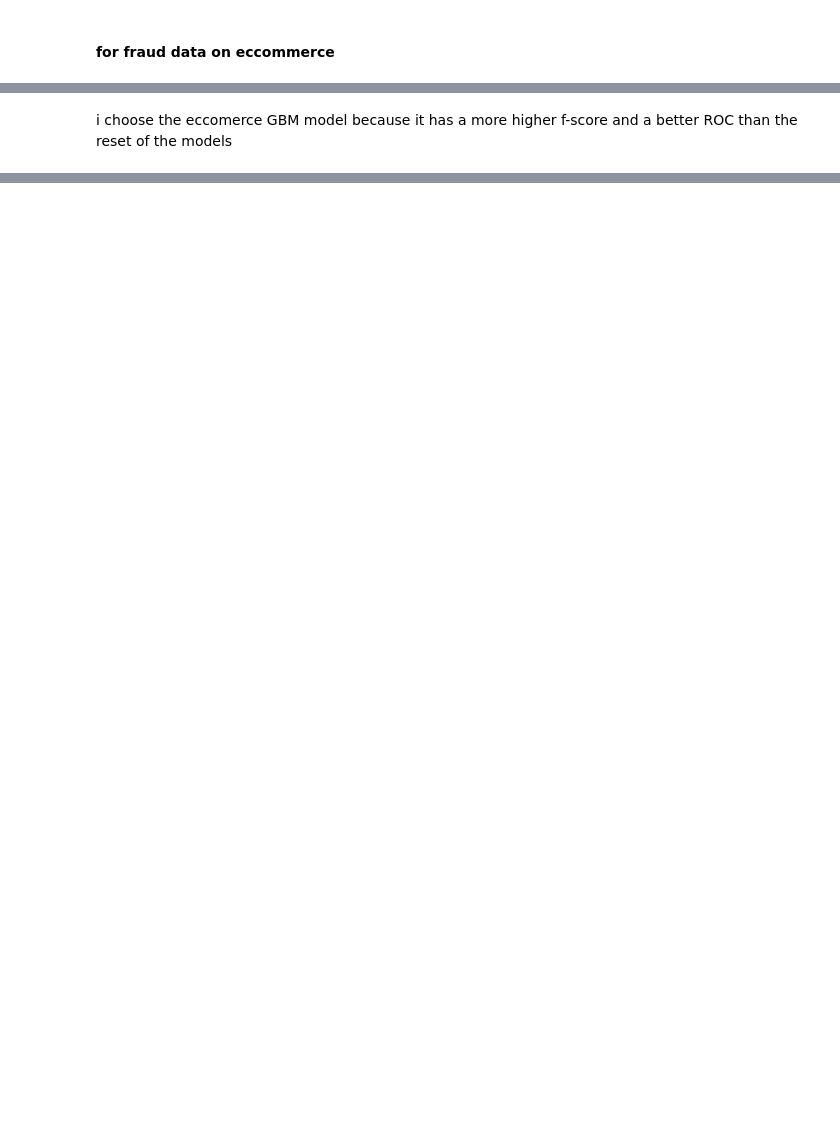
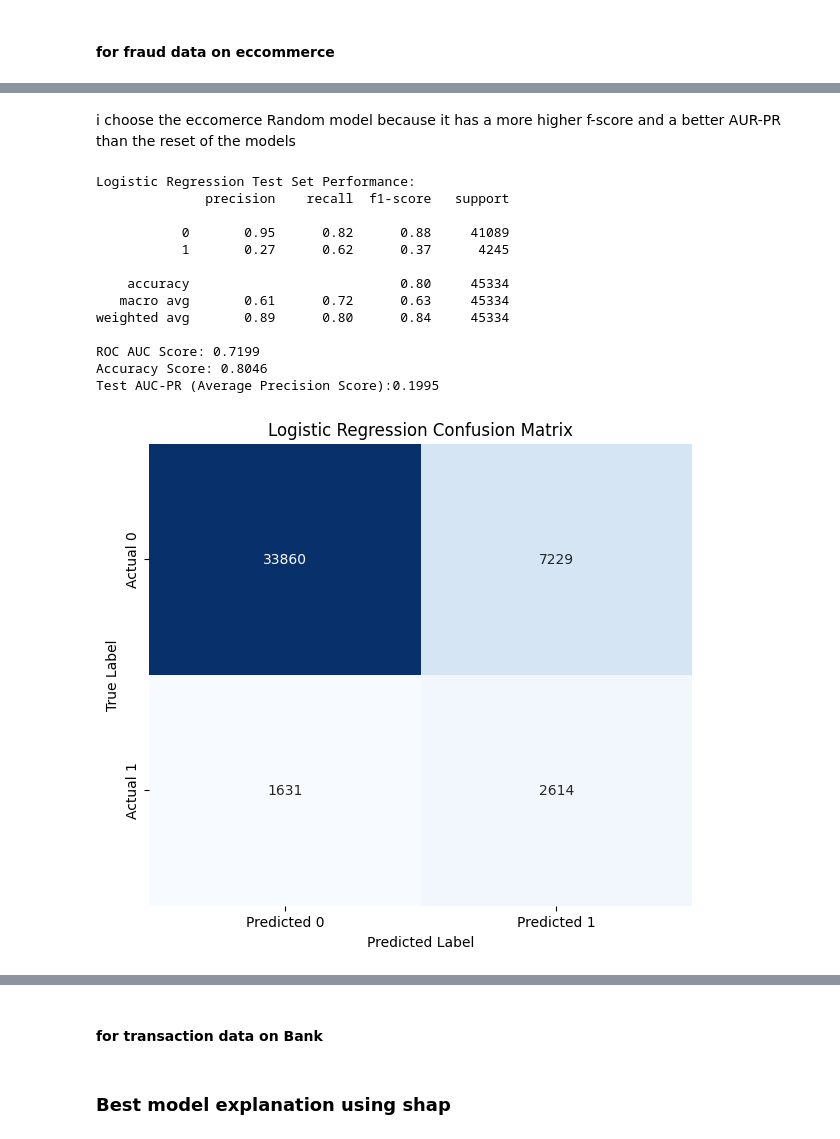
Before and after one commit to mikek1337/Improved-detection-of-fraud-cases-for-e-commerce-and-bank-transactions-week-8-9, a Jupyter notebook: notebooks/EDA.ipynb, the cells around one changed output, grey strips where cells are left out. Saved outputs shown, nothing was run; the diff lists cells and outputs as text; code cells hidden in the pictures; blank space fills up the shorter version.

```diff
--- a/notebooks/EDA.ipynb
+++ b/notebooks/EDA.ipynb
@@ -328,2 +292,72 @@ Created version '1' of model 'tracking-bank_transaction'.
 # %% [markdown]
-i choose the eccomerce GBM model because it has a more higher f-score and a better ROC than the reset of the models
+i choose the eccomerce Random model because it has a more higher f-score and a better AUR-PR than the reset of the models
+# %%
+from sklearn.linear_model import LogisticRegression
+from sklearn.ensemble import RandomForestClassifier
+from sklearn.metrics import classification_report, roc_auc_score, average_precision_score, confusion_matrix, accuracy_score
+lr_params = {
+            "solver": "lbfgs",
+            "max_iter": 1000,
+            "multi_class": "auto",
+            "random_state": 8888,
+}
+tree_params = {
+            'criterion':'log_loss',
+            'max_depth':8,
+            'min_samples_split':5,
+            'min_samples_leaf':3,
+            'max_features':0.7, # Use 70% of features
+            'ccp_alpha':0.01,   # Apply some pruning
+            'random_state':42
+}
+
+lr = LogisticRegression(**lr_params)
+lr.fit(train_setup['x_train'], train_setup['y_train'])
+
+y_predict = lr.predict(train_setup['x_test'])
+print("\nLogistic Regression Test Set Performance:")
+print(classification_report(train_setup['y_test'], y_predict))
+print(f"ROC AUC Score: {roc_auc_score(train_setup['y_test'], y_predict):.4f}")
+print(f"Accuracy Score: {accuracy_score(train_setup['y_test'], y_predict):.4f}")
+print(f"Test AUC-PR (Average Precision Score):{average_precision_score(train_setup['y_test'], y_predict):.4f}")
+plt.figure(figsize=(7, 6))
+cm_lr = confusion_matrix(train_setup['y_test'], y_predict)
+sns.heatmap(cm_lr, annot=True, fmt='d', cmap='Blues', cbar=False,
+            xticklabels=['Predicted 0', 'Predicted 1'],
+            yticklabels=['Actual 0', 'Actual 1'])
+plt.title('Logistic Regression Confusion Matrix')
+plt.xlabel('Predicted Label')
+plt.ylabel('True Label')
+plt.show()
+tree = RandomForestClassifier(**tree_params)
+tree.fit(train_setup['x_train'], train_setup['y_train'])
+y_predict = tree.predict(train_setup['x_test'])
+print("\nRandom Forest Test Set Performance:")
+print(classification_report(train_setup['y_test'], y_predict))
+print(f"ROC AUC Score: {roc_auc_score(train_setup['y_test'], y_predict):.4f}")
+print(f"Accuracy Score: {accuracy_score(train_setup['y_test'], y_predict):.4f}")
+print(f"Test AUC-PR (Average Precision Score):{average_precision_score(train_setup['y_test'], y_predict):.4f}")
+plt.figure(figsize=(7, 6))
+cm_lr = confusion_matrix(train_setup['y_test'], y_predict)
+sns.heatmap(cm_lr, annot=True, fmt='d', cmap='Blues', cbar=False,
+            xticklabels=['Predicted 0', 'Predicted 1'],
+            yticklabels=['Actual 0', 'Actual 1'])
+plt.title('Random forest Confusion Matrix')
+plt.xlabel('Predicted Label')
+plt.ylabel('True Label')
+plt.show()
+# %% [output]
+Logistic Regression Test Set Performance:
+              precision    recall  f1-score   support
+
+           0       0.95      0.82      0.88     41089
+           1       0.27      0.62      0.37      4245
+
+    accuracy                           0.80     45334
+   macro avg       0.61      0.72      0.63     45334
+weighted avg       0.89      0.80      0.84     45334
+
+ROC AUC Score: 0.7199
+Accuracy Score: 0.8046
+Test AUC-PR (Average Precision Score):0.1995
+[figure, added]
@@ -329,0 +378,2 @@ i choose the eccomerce GBM model because it has a more higher f-score and a bett
+# %% [markdown]
+#### for transaction data on Bank
@@ -329,0 +416,2 @@ i choose the eccomerce GBM model because it has a more higher f-score and a bett
+# %% [markdown]
+### Best model explanation using shap
```
Also changed, not shown: parts of 16 cells of this notebook, 5 other files.
